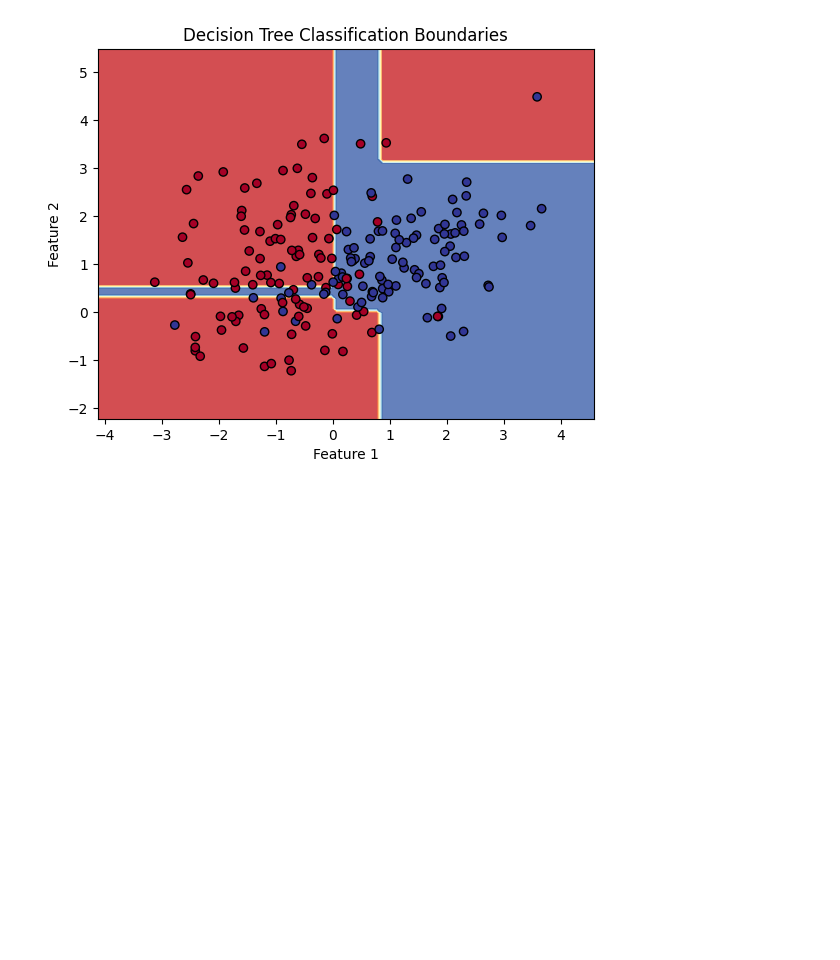
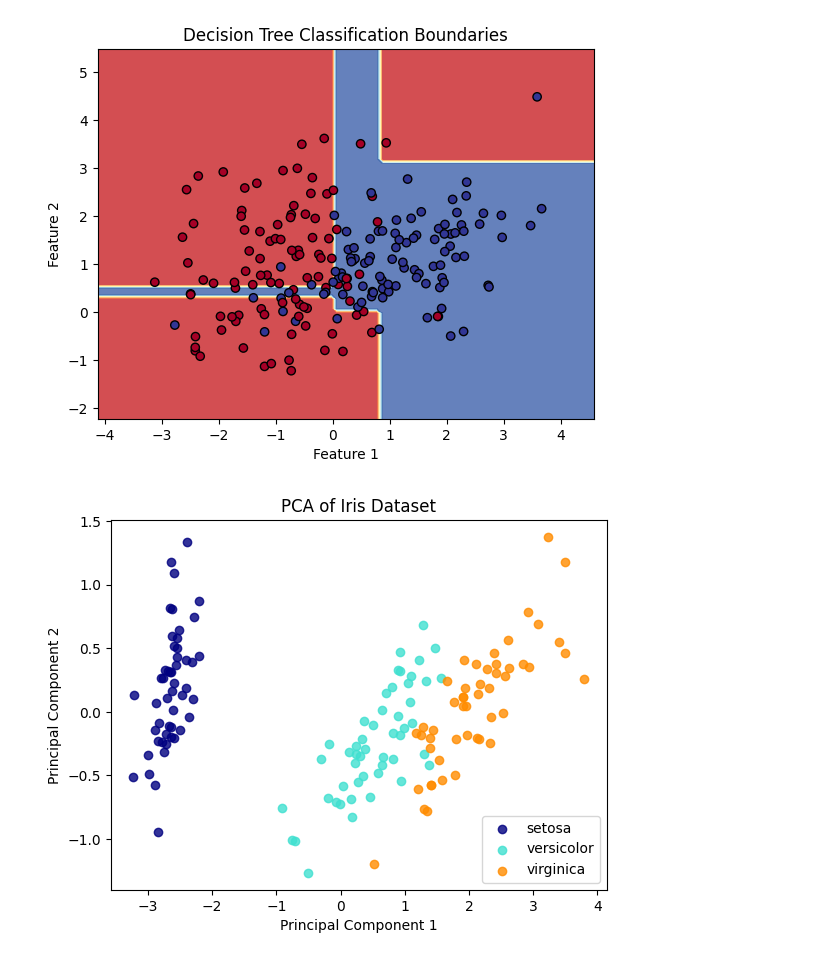
Before and after one commit to BhojRajBist/BhojRajBist, a Jupyter notebook: ML.ipynb, the cells around one changed output. Cells and saved outputs as stored; diff of their text form; code cells hidden in the pictures; blank space fills up the shorter version.

```diff
--- a/ML.ipynb
+++ b/ML.ipynb
@@ -63,3 +63,30 @@ plt.ylabel('Feature 2')
 plt.show()
 # %% [output]
 [figure]
+# %%
+from sklearn.decomposition import PCA
+from sklearn.datasets import load_iris
+import matplotlib.pyplot as plt
+
+# Load the Iris dataset
+iris = load_iris()
+X = iris.data
+y = iris.target
+target_names = iris.target_names
+
+# Apply PCA to reduce to 2 dimensions
+pca = PCA(n_components=2)
+X_r = pca.fit_transform(X)
+
+# Plot the reduced data
+colors = ['navy', 'turquoise', 'darkorange']
+for i, color, target_name in zip([0, 1, 2], colors, target_names):
+    plt.scatter(X_r[y == i, 0], X_r[y == i, 1], color=color, alpha=0.8, label=target_name)
+
+plt.title('PCA of Iris Dataset')
+plt.xlabel('Principal Component 1')
+plt.ylabel('Principal Component 2')
+plt.legend()
+plt.show()
+# %% [output]
+[figure, added]
```
